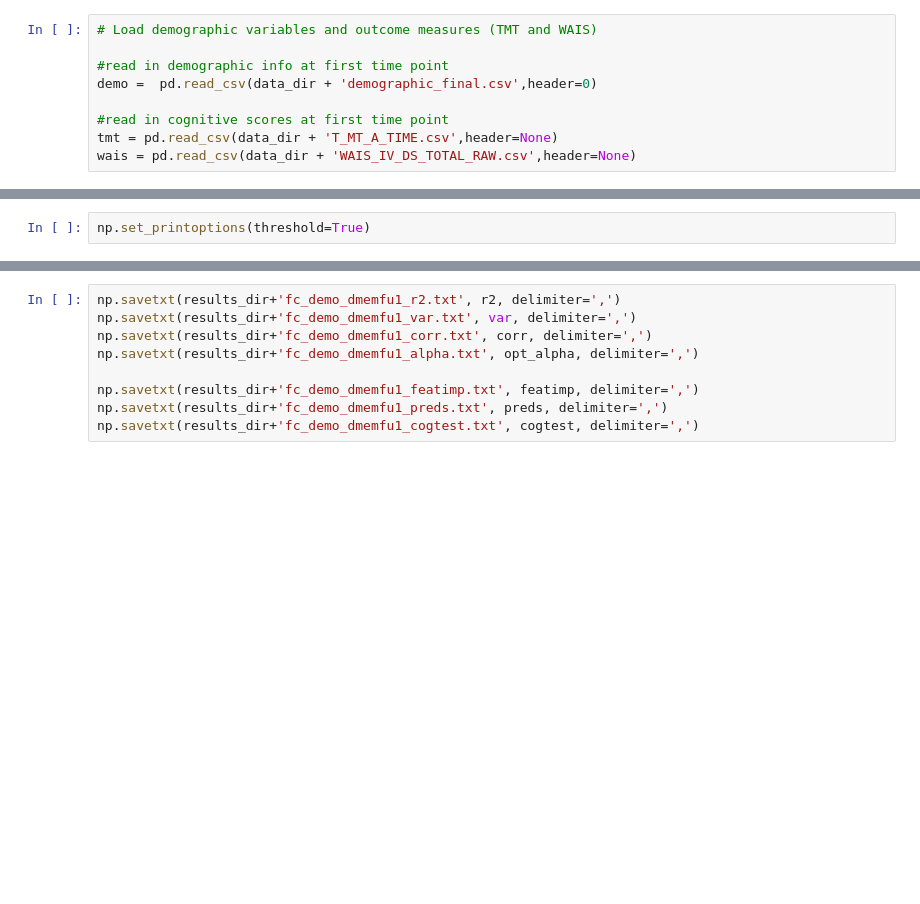
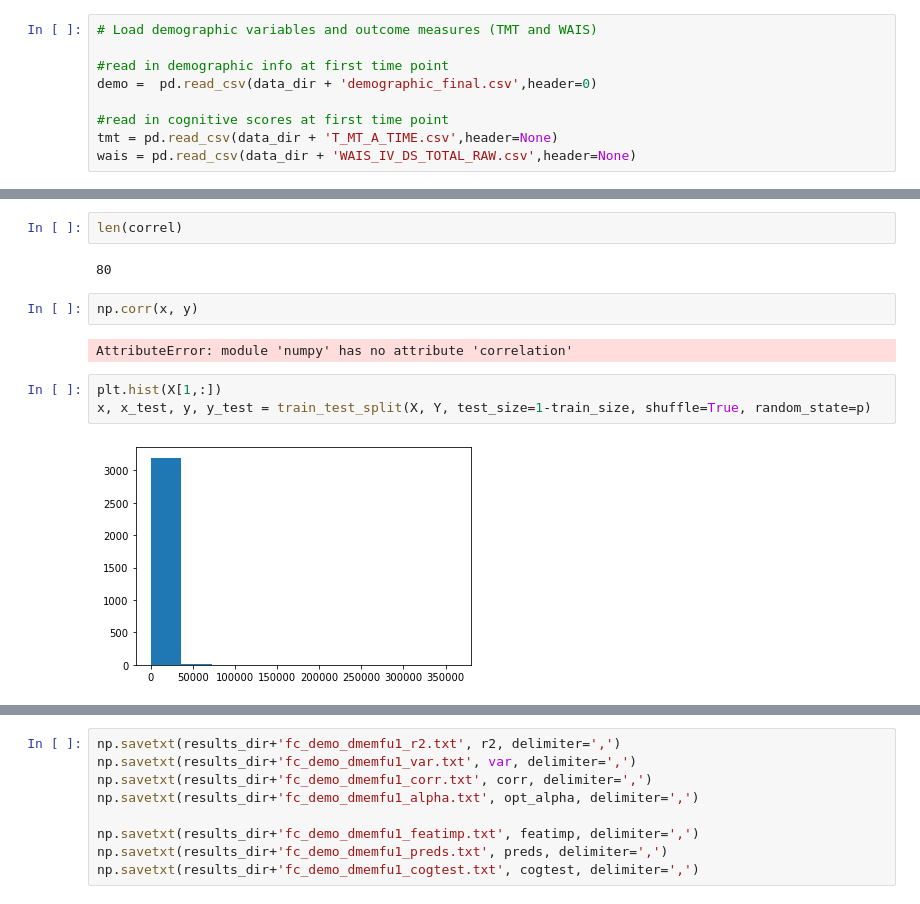
Before and after one commit to emilyolafson/cognition_nemo, a Jupyter notebook: iowa_SC_FC_cognition.ipynb, the cells around one changed output, grey strips where cells are left out. Cells and saved outputs as stored; diff of their text form; blank space fills up the shorter version.

```diff
--- a/iowa_SC_FC_cognition.ipynb
+++ b/iowa_SC_FC_cognition.ipynb
@@ -348,2 +607,13 @@ Model:  Lasso
+# %%
+len(correl)
+# %% [output]
+80
 # %%
-np.set_printoptions(threshold=True)
+np.corr(x, y)
+# %% [output]
+AttributeError: module 'numpy' has no attribute 'correlation'
+# %%
+plt.hist(X[1,:])
+x, x_test, y, y_test = train_test_split(X, Y, test_size=1-train_size, shuffle=True, random_state=p)
+# %% [output]
+[figure, added]
```
Also changed, not shown: parts of 18 cells of this notebook, 1 other file.
